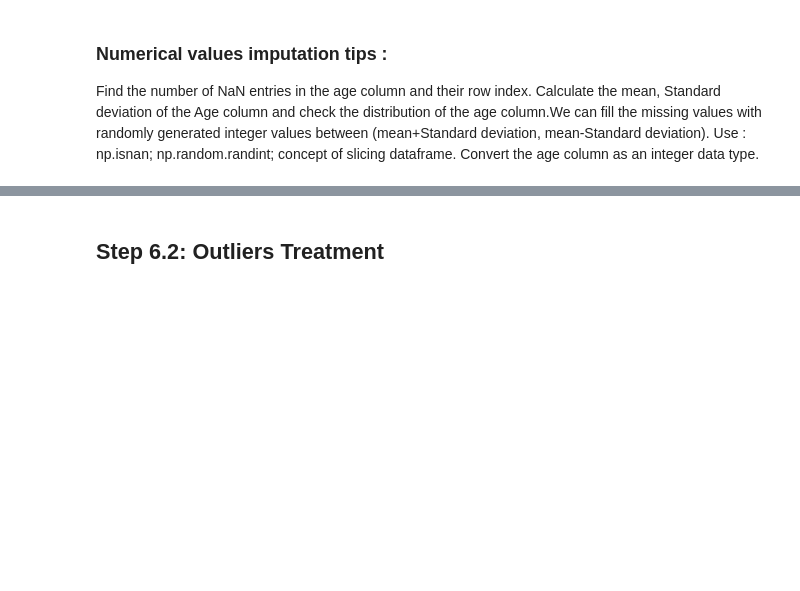
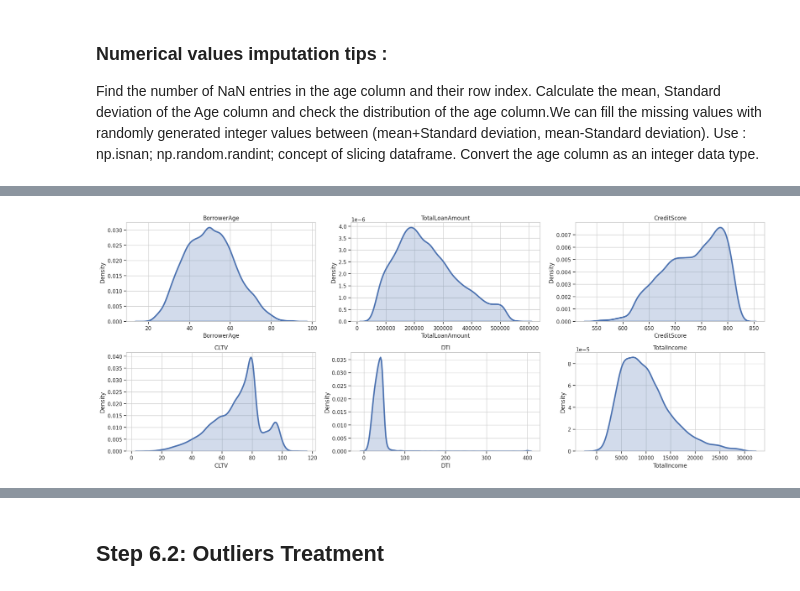
Before and after one commit to Praveen76/Loan-Approval-Classifier-Model-using-Non-Linear-Models, a Jupyter notebook: End_to_end_Loan_Approval_Classifier_Models.ipynb, the cells around one changed output, grey strips where cells are left out. Cells and saved outputs as stored; diff of their text form; code cells hidden in the pictures; blank space fills up the shorter version.

```diff
--- a/End_to_end_Loan_Approval_Classifier_Models.ipynb
+++ b/End_to_end_Loan_Approval_Classifier_Models.ipynb
@@ -313,7 +597,12 @@ from sklearn.preprocessing import StandardScaler
 print("Missing DTI count before imputation:", loan_original['DTI'].isna().sum())
 
 # Select features for imputation (including DTI itself)
-features = ['DTI', 'CreditScore', 'CLTV', 'BorrowerAge','TotalIncome']
+# features = ['DTI', 'CreditScore', 'CLTV', 'BorrowerAge','TotalIncome']
+features = ['DTI','CreditScore','CLTV','BorrowerAge','BorrowerTotalMonthlyIncome','TotalLoanAmount','CoBorrowerTotalMonthlyIncome']
+
+all_missing = loan_original[loan_original['DTI'].isna()][features].isna().all(axis=1).sum()
+
+print("Rows with DTI missing AND all predictors missing before:", all_missing)
 
 # Subset data
 df_impute = loan_original[features].copy()
@@ -334,3 +623,6 @@ df_imputed = pd.DataFrame(scaler.inverse_transform(df_imputed_scaled),
 loan_original['DTI'] = df_imputed['DTI']
 
 print("Missing DTI count after imputation:", loan_original['DTI'].isna().sum())
+still_missing = loan_original[loan_original['DTI'].isna()][features].isna().all(axis=1).sum()
+
+print("still_missing rows with DTI missing AND all predictors missing:", all_missing)
@@ -338,0 +634,5 @@ weqewe
+# %%
+# Impute remaining missing values with median
+loan_original['DTI'] = loan_original['DTI'].fillna(loan_original['DTI'].median())
+
+print("Missing DTI count after imputation:", loan_original['DTI'].isna().sum())
@@ -890,0 +1355,19 @@ train_df['BorrowerAge'].plot(kind='hist',bins=8,edgecolor='r')
+# %%
+### Check distribution of all numerical features
+numerical_vars = ['BorrowerAge', 'TotalLoanAmount', 'CreditScore', 'CLTV', 'DTI', 'TotalIncome']
+
+plt.figure(figsize=(20,15), facecolor='white')
+# plot numbering starts at 1, not 0
+plot_number = 1
+for  col in numerical_vars:
+    # Inside of an image that's a 15x13 grid, put this
+    # graph in the in the plot_number slot.
+    ax = plt.subplot(4, 3, plot_number)
+    sns.distplot(loan_original[col], hist = False, kde = True,
+                 kde_kws = {'shade': True, 'linewidth': 3})
+    ax.set_title(col)
+    # Go to the next plot for the next loop
+    plot_number = plot_number + 1
+plt.tight_layout()
+# %% [output]
+[figure, added]
```
Also changed, not shown: parts of 80 cells of this notebook.
